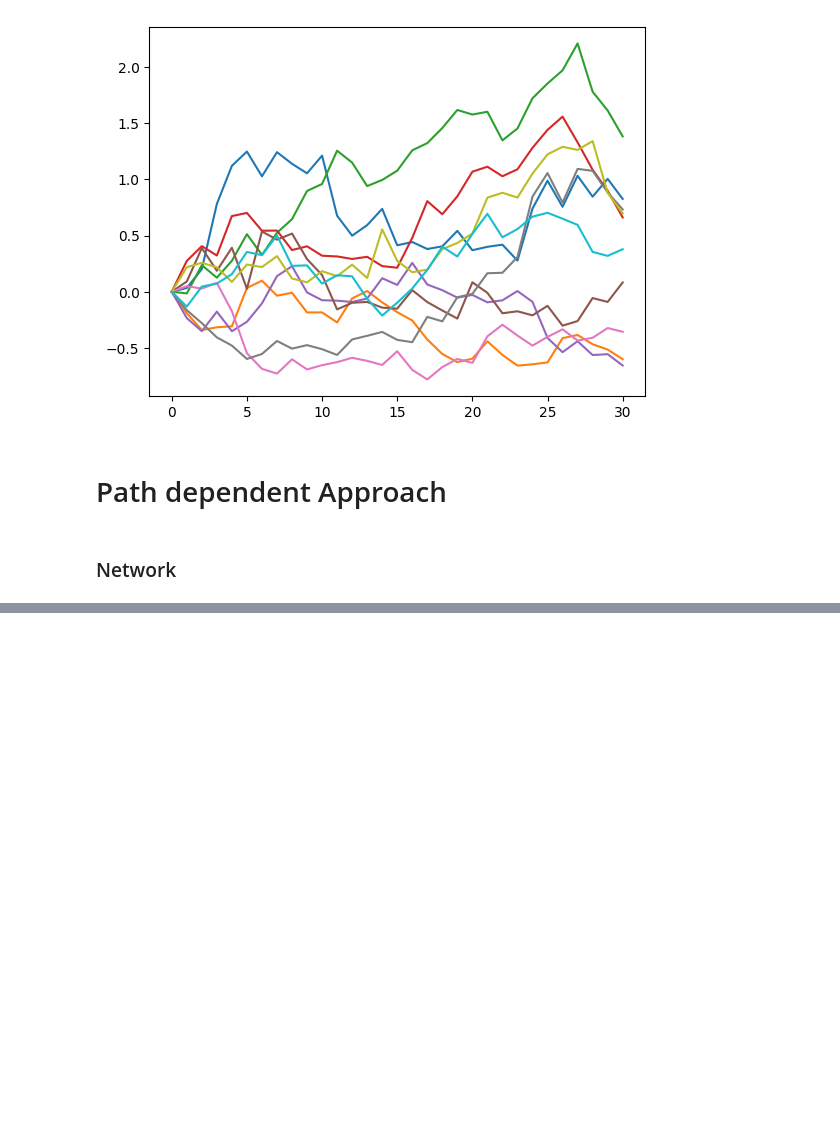
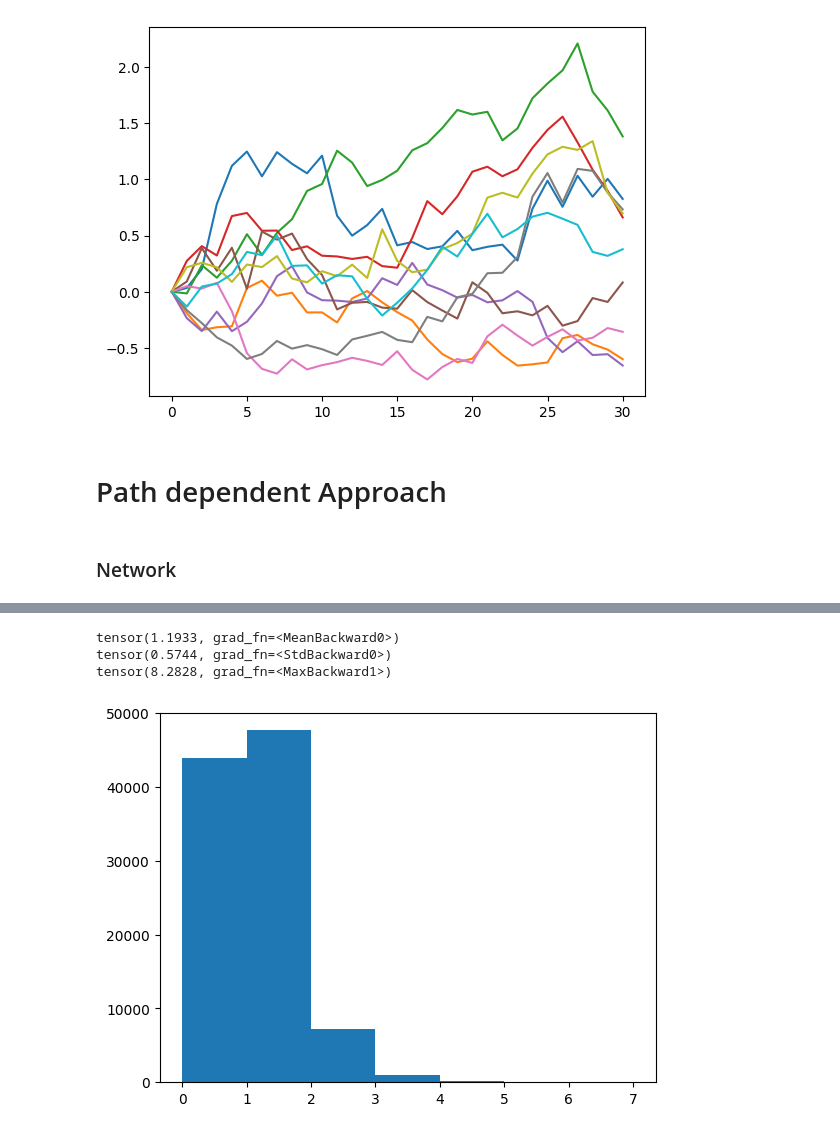
Before and after one commit to nhundo99/DeepFinance, a Jupyter notebook: project.ipynb, the cells around one changed output, grey strips where cells are left out. Drawn from its saved outputs; the diff is of its cells as text; code cells hidden in the pictures; blank space fills up the shorter version.

Commit message:
path dependent model

```diff
--- a/project.ipynb
+++ b/project.ipynb
@@ -459,0 +546,4 @@ class LSTMBlock(nn.Module):
+# %%
+BS_tensor = BS_tensor.permute(-1, *range(BS_tensor.ndim - 1))  # Moves last dim to front
+wealth_tensor = wealth_tensor.permute(-1, *range(wealth_tensor.ndim - 1))
+trade_tensor = trade_tensor.permute(-1, *range(trade_tensor.ndim - 1))
@@ -459,0 +587,34 @@ class LSTMBlock(nn.Module):
+# %%
+def custom_loss(y_true, y_pred, gamma):
+    # y_pred[:, 0] selects the first column
+    if gamma == 0.0:
+        util = torch.log(y_pred)
+    else:
+        util = (y_pred ** (gamma)-1) / gamma
+    loss = -torch.mean(util)
+    return loss
+# %%
+num_epochs = 10
+
+for epoch in range(num_epochs):
+    model.train()  # Set model to training mode
+    running_loss = 0.0
+
+    for batch in loader:
+        x_batch, y_batch = batch
+
+        optimizer.zero_grad()  # Reset gradients
+
+        y_pred, wealthpaths, strats = model(x_batch)  # Forward pass
+
+        loss = custom_loss(y_batch, y_pred, gamma=gamma)  # Compute loss
+
+        print(f'before backward')
+        loss.backward()  # Backpropagation
+        print(f'after backward')
+
+        optimizer.step()  # Update weights
+
+        running_loss += loss.item()
+
+    print(f"Epoch {epoch+1}/{num_epochs}, Loss: {running_loss/len(loader):.4f}")
@@ -459,0 +640,16 @@ class LSTMBlock(nn.Module):
+# %%
+y_pred, wealthpaths, strategies = model(x_train)
+# %%
+print(y_pred.mean())
+print(y_pred.std())
+print(y_pred.max())
+# %% [output]
+tensor(1.1933, grad_fn=<MeanBackward0>)
+tensor(0.5744, grad_fn=<StdBackward0>)
+tensor(8.2828, grad_fn=<MaxBackward1>)
+# %%
+bins = np.arange(0, 8, 1)
+plt.hist(y_pred.detach().cpu().numpy(), bins=bins)
+plt.show()
+# %% [output]
+[figure, added]
```
Also changed, not shown: parts of 16 cells of this notebook.
